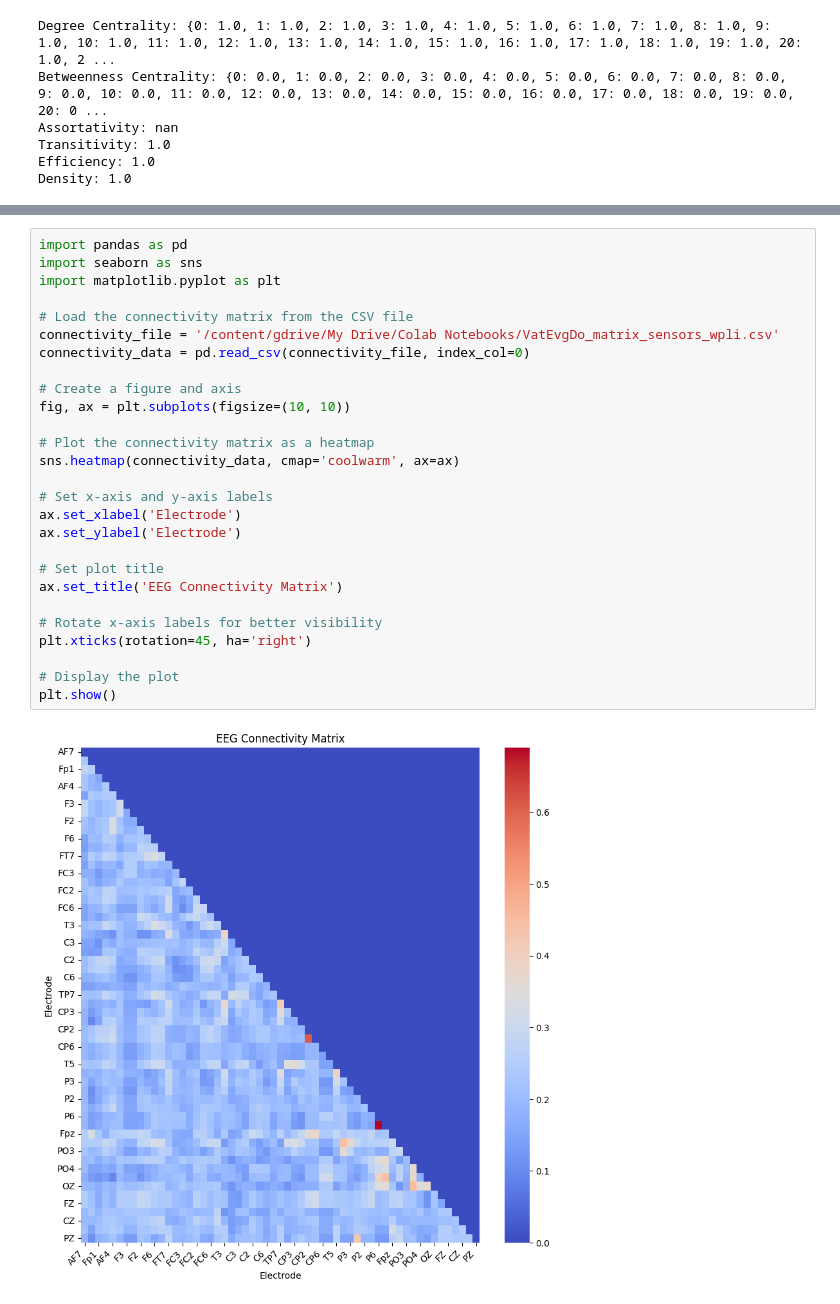
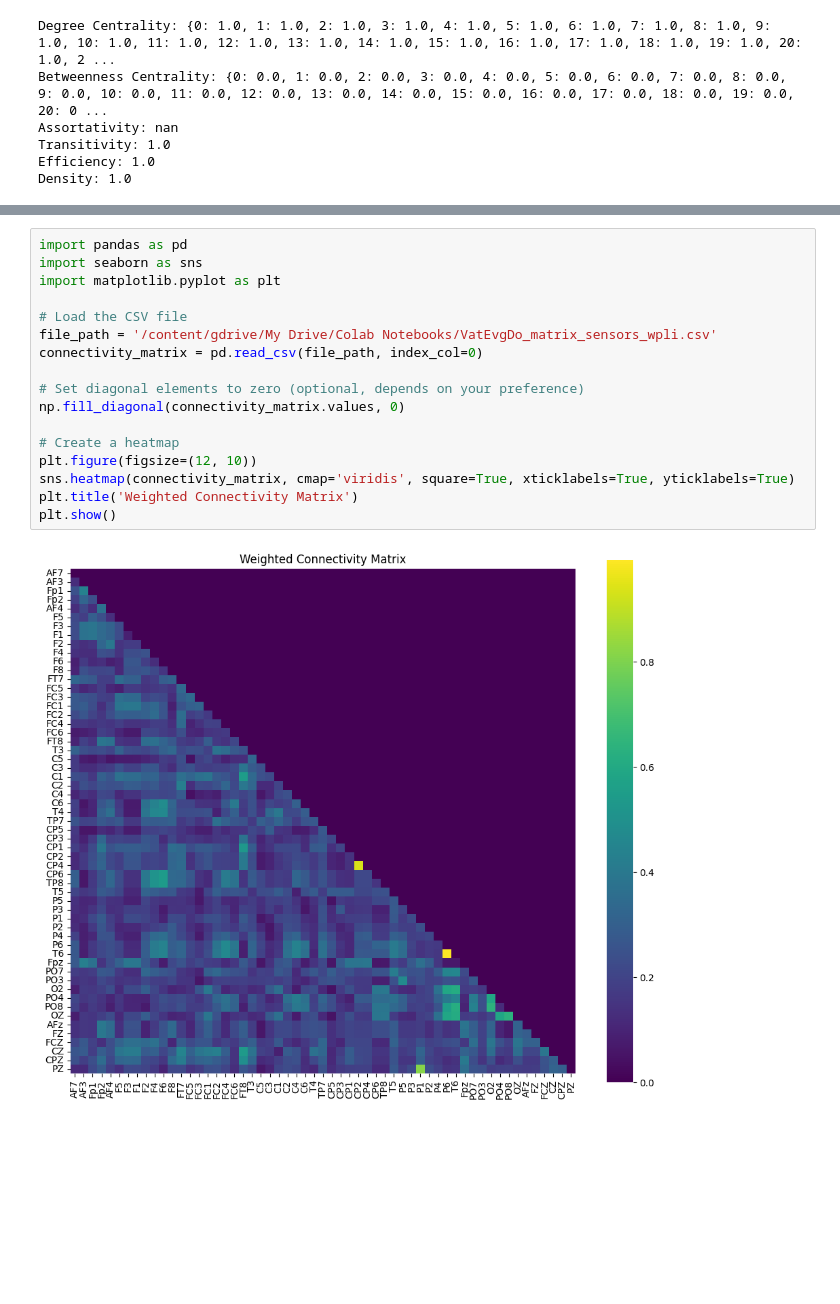
Before and after one commit to Nadezda-Sut/EEG, a Jupyter notebook: MNE_Connectivity.ipynb, the cells around one changed output, grey strips where cells are left out. Saved outputs shown, nothing was run; the diff lists cells and outputs as text; blank space fills up the shorter version.

```diff
--- a/MNE_Connectivity.ipynb
+++ b/MNE_Connectivity.ipynb
@@ -438,29 +599,19 @@ plt.show()
 # %%
 import pandas as pd
 import seaborn as sns
 import matplotlib.pyplot as plt
 
-# Load the connectivity matrix from the CSV file
-connectivity_file = '/content/gdrive/My Drive/Colab Notebooks/VatEvgDo_matrix_sensors_wpli.csv'
-connectivity_data = pd.read_csv(connectivity_file, index_col=0)
+# Load the CSV file
+file_path = '/content/gdrive/My Drive/Colab Notebooks/VatEvgDo_matrix_sensors_wpli.csv'
+connectivity_matrix = pd.read_csv(file_path, index_col=0)
 
-# Create a figure and axis
-fig, ax = plt.subplots(figsize=(10, 10))
+# Set diagonal elements to zero (optional, depends on your preference)
+np.fill_diagonal(connectivity_matrix.values, 0)
 
-# Plot the connectivity matrix as a heatmap
-sns.heatmap(connectivity_data, cmap='coolwarm', ax=ax)
-
-# Set x-axis and y-axis labels
-ax.set_xlabel('Electrode')
-ax.set_ylabel('Electrode')
-
-# Set plot title
-ax.set_title('EEG Connectivity Matrix')
-
-# Rotate x-axis labels for better visibility
-plt.xticks(rotation=45, ha='right')
-
-# Display the plot
+# Create a heatmap
+plt.figure(figsize=(12, 10))
+sns.heatmap(connectivity_matrix, cmap='viridis', square=True, xticklabels=True, yticklabels=True)
+plt.title('Weighted Connectivity Matrix')
 plt.show()
 # %% [output]
-[figure, old version]
+[figure, new version]
```
Also changed, not shown: parts of 26 cells of this notebook.
